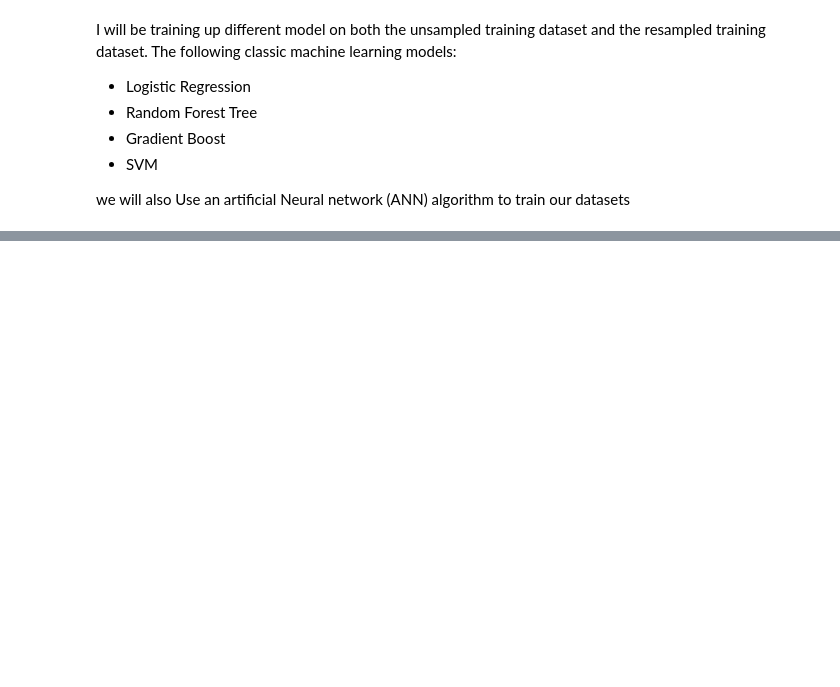
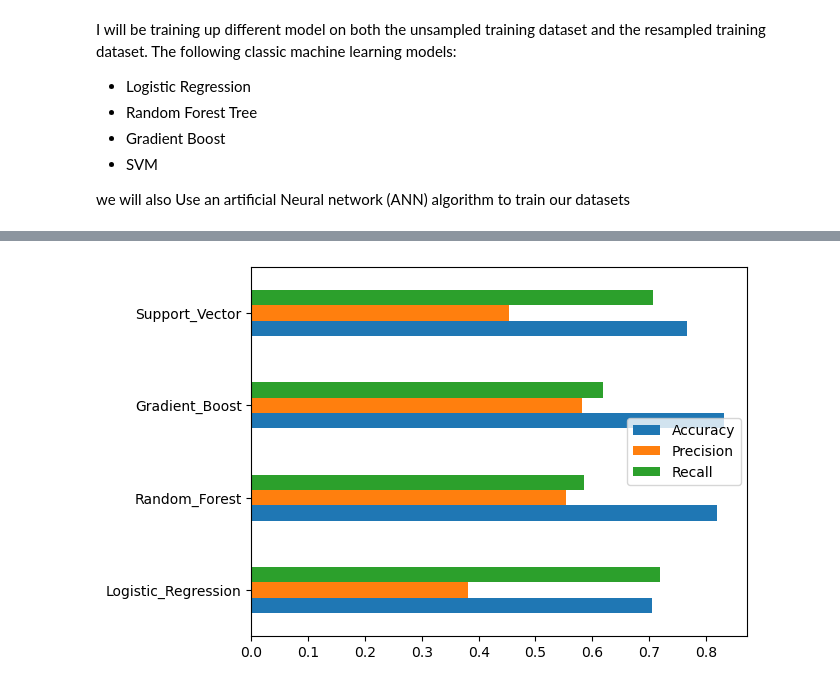
Before and after one commit to Tobiodedere1211/customer-churn-with-ANN, a Jupyter notebook: feature-engineering_model_builing.ipynb, the cells around one changed output, grey strips where cells are left out. Saved outputs shown, nothing was run; the diff lists cells and outputs as text; code cells hidden in the pictures; blank space fills up the shorter version.

```diff
--- a/feature-engineering_model_builing.ipynb
+++ b/feature-engineering_model_builing.ipynb
@@ -201,0 +383,22 @@ param_grids = [
+# %%
+acc_logistic_reg = accuracy_score(y_test, y_pred_log)
+acc_random_forest = accuracy_score(y_test, y_pred_forest)
+acc_gradient_boost = accuracy_score(y_test, y_pred_grad)
+acc_svc = accuracy_score(y_test, y_pred_svc)
+# %%
+precision_logistic_reg = precision_score(y_test, y_pred_log)
+precision_random_forest = precision_score(y_test, y_pred_forest)
+precision_gradient_boost = precision_score(y_test, y_pred_grad)
+precision_svc = precision_score(y_test, y_pred_svc)
+# %%
+recall_logistic_reg = recall_score(y_test, y_pred_log)
+recall_random_forest = recall_score(y_test, y_pred_forest)
+recall_gradient_boost = recall_score(y_test, y_pred_grad)
+recall_svc = recall_score(y_test, y_pred_svc)
+# %%
+metrics_data = pd.DataFrame({"Accuracy": [acc_logistic_reg, acc_random_forest, acc_gradient_boost, acc_svc],
+                            "Precision": [precision_logistic_reg, precision_random_forest, precision_gradient_boost, precision_svc],
+                            "Recall": [recall_logistic_reg, recall_random_forest, recall_gradient_boost, recall_svc]})
+
+metrics_data.index = ['Logistic_Regression', 'Random_Forest', 'Gradient_Boost', 'Support_Vector']
+metrics_data
@@ -201,0 +411,5 @@ param_grids = [
+# %%
+metrics_data.plot.barh()
+plt.show()
+# %% [output]
+[figure, added]
```
Also changed, not shown: parts of 37 cells of this notebook.
